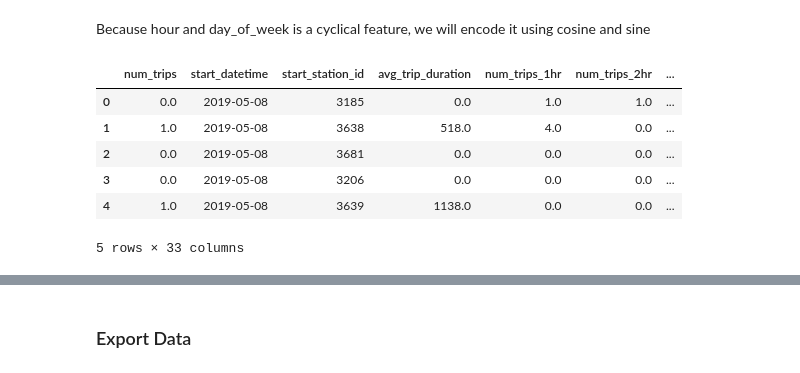
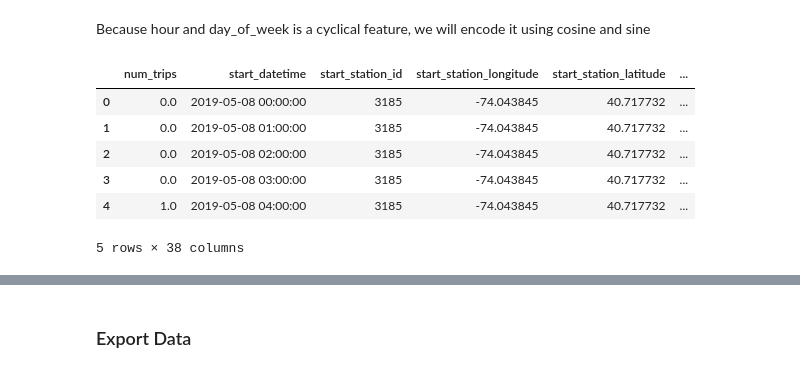
Before and after one commit to mgysel/Bike-Demand-Models, a Jupyter notebook: Data Cleaning.ipynb, the cells around one changed output, grey strips where cells are left out. Cells and saved outputs as stored; diff of their text form; code cells hidden in the pictures.

```diff
--- a/Data Cleaning.ipynb
+++ b/Data Cleaning.ipynb
@@ -551,7 +550,7 @@ df_bike_export = df_bike_transform.drop(columns=['gender_0', 'gender_1', 'gender
 df_bike_export = df_bike_export.reindex(columns=['num_trips', 'start_hour', 'start_station_id', 'avg_trip_duration',
        'num_trips_1hr', 'num_trips_2hr', 'num_trips_3hr', 'num_trips_4hr',
        'num_trips_5hr', 'num_trips_6hr', 'num_trips_24hr', 'num_trips_48hr',
-       'num_trips_week', 'day_of_week', 'day_of_month', 'is_weekend', 'hour'])
+       'num_trips_week', 'day_of_week', 'day_of_month', 'month', 'hour', 'is_weekend'])
 df_bike_export.rename(columns={'start_hour': 'start_datetime'}, inplace=True)
 df_bike_export
 # %% [output]
@@ -586,0 +570,4 @@ df_bike_transform
+# %%
+df_lat_long = df_bike_clean[['start_station_id', 'start_station_longitude', 'start_station_latitude']].drop_duplicates()
+df_lat_long = df_lat_long.reset_index().drop(columns=['index'])
+df_lat_long.head()
@@ -586,0 +581,8 @@ df_bike_transform
+# %%
+df_bike_lat_lng = df_bike_export.merge(df_lat_long, on=['start_station_id'])
+
+df_bike_export = df_bike_lat_lng.reindex(columns=['num_trips', 'start_datetime', 'start_station_id',
+       'start_station_longitude', 'start_station_latitude', 'avg_trip_duration',
+       'num_trips_1hr', 'num_trips_2hr', 'num_trips_3hr', 'num_trips_4hr',
+       'num_trips_5hr', 'num_trips_6hr', 'num_trips_24hr', 'num_trips_48hr',
+       'num_trips_week', 'day_of_week', 'day_of_month', 'month', 'hour', 'is_weekend'])
@@ -824,4 +842,7 @@ df_combined = pd.merge(df_bike_export,
 # %%
 df_combined.drop(columns=['start_date','date'], inplace=True)
 # %%
-df_combined
+# Sort by datetime, start_station_id
+df_combined.sort_values(by=['start_datetime', 'start_station_id'], inplace=True)
+df_combined.reset_index(inplace=True)
+df_combined.drop(columns=['index'], inplace=True)
@@ -848,17 +871,19 @@ df_fe = df_combined
 # %%
 # Encode time series with cyclical features
 df_fe['hour_sin'] = np.sin((2 * np.pi * df_fe['hour']) / max(df_fe['hour']))
 df_fe['hour_cos'] = np.cos((2 * np.pi * df_fe['hour']) / max(df_fe['hour']))
 df_fe['day_of_week_sin'] = np.sin((2 * np.pi * df_fe['day_of_week']) / max(df_fe['day_of_week']))
 df_fe['day_of_week_cos'] = np.cos((2 * np.pi * df_fe['day_of_week']) / max(df_fe['day_of_week']))
 df_fe['day_of_month_sin'] = np.sin((2 * np.pi * df_fe['day_of_month']) / max(df_fe['day_of_month']))
 df_fe['day_of_month_cos'] = np.cos((2 * np.pi * df_fe['day_of_month']) / max(df_fe['day_of_month']))
+df_fe['month_sin'] = np.sin((2 * np.pi * df_fe['month']) / max(df_fe['month']))
+df_fe['month_cos'] = np.cos((2 * np.pi * df_fe['month']) / max(df_fe['month']))
 df_fe.head()
 # %% [output]
-|  | num_trips | start_datetime | start_station_id | avg_trip_duration | num_trips_1hr | num_trips_2hr | ... |
-| 0 | 0.0 | 2019-05-08 | 3185 | 0.0 | 1.0 | 1.0 | ... |
-| 1 | 1.0 | 2019-05-08 | 3638 | 518.0 | 4.0 | 0.0 | ... |
-| 2 | 0.0 | 2019-05-08 | 3681 | 0.0 | 0.0 | 0.0 | ... |
-| 3 | 0.0 | 2019-05-08 | 3206 | 0.0 | 0.0 | 0.0 | ... |
-| 4 | 1.0 | 2019-05-08 | 3639 | 1138.0 | 0.0 | 0.0 | ... |
+|  | num_trips | start_datetime | start_station_id | start_station_longitude | start_station_latitude | ... |
+| 0 | 0.0 | 2019-05-08 00:00:00 | 3185 | -74.043845 | 40.717732 | ... |
+| 1 | 0.0 | 2019-05-08 01:00:00 | 3185 | -74.043845 | 40.717732 | ... |
+| 2 | 0.0 | 2019-05-08 02:00:00 | 3185 | -74.043845 | 40.717732 | ... |
+| 3 | 0.0 | 2019-05-08 03:00:00 | 3185 | -74.043845 | 40.717732 | ... |
+| 4 | 1.0 | 2019-05-08 04:00:00 | 3185 | -74.043845 | 40.717732 | ... |
-5 rows × 33 columns
+5 rows × 38 columns
```
Also changed, not shown: parts of 24 cells of this notebook, 21 other files.
